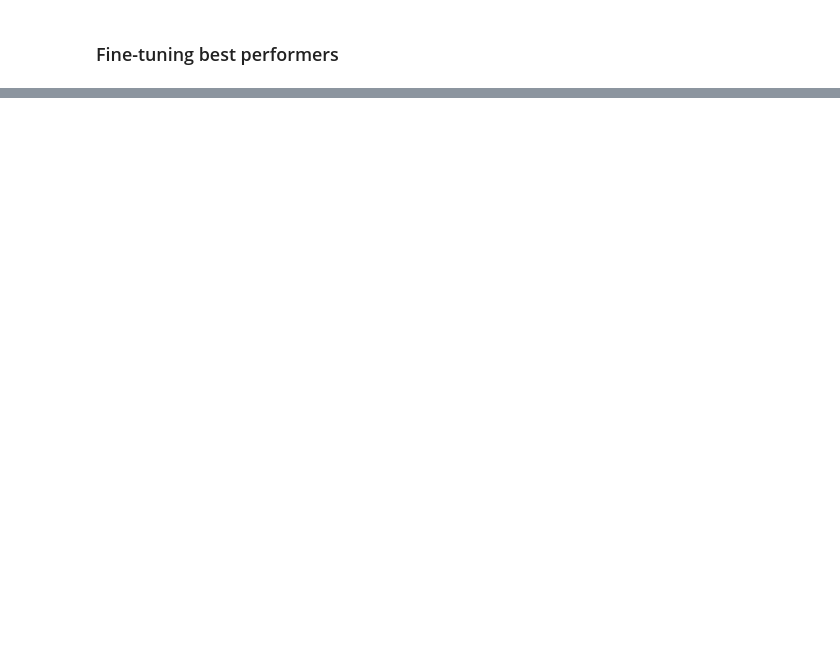
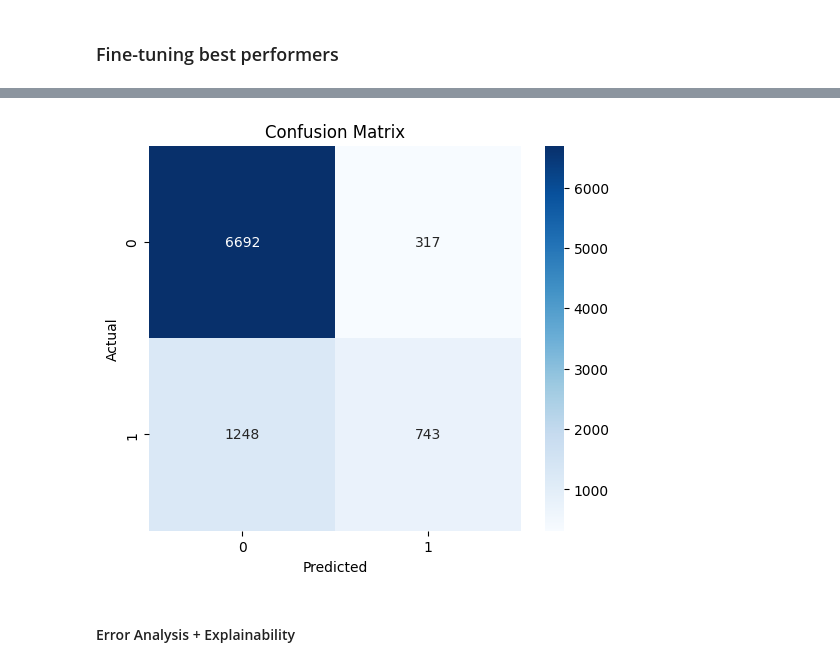
Before and after one commit to amansingh9097/competitions-and-challenges, a Jupyter notebook: ADCB-Assessment-2025/notebooks/Classifier.ipynb, the cells around one changed output, grey strips where cells are left out. Cells and saved outputs as stored; diff of their text form; code cells hidden in the pictures; blank space fills up the shorter version.

```diff
--- a/ADCB-Assessment-2025/notebooks/Classifier.ipynb
+++ b/ADCB-Assessment-2025/notebooks/Classifier.ipynb
@@ -710,0 +527,4 @@ Fitting 15 folds for each of 216 candidates, totalling 3240 fits
+# %%
+# best hyper-parameters
+best_params = fine_tune_params_df.iloc[0,0]
+best_params
@@ -710,0 +543,4 @@ Fitting 15 folds for each of 216 candidates, totalling 3240 fits
+# %%
+# rem target label from best feature set
+tree_features = [f for f in tree_features if f != 'Y']
+print(tree_features)
@@ -710,0 +632,6 @@ Fitting 15 folds for each of 216 candidates, totalling 3240 fits
+# %%
+# predict on validation set
+val_pred = pipeline.predict(X_val)
+
+# classification report
+print(classification_report(y_val, val_pred))
@@ -710,0 +727,11 @@ Fitting 15 folds for each of 216 candidates, totalling 3240 fits
+# %%
+cm = confusion_matrix(y_val, val_pred)
+
+plt.figure(figsize=(6,5))
+sns.heatmap(cm, annot=True, fmt='d', cmap='Blues', xticklabels=pipeline.classes_, yticklabels=pipeline.classes_)
+plt.xlabel('Predicted')
+plt.ylabel('Actual')
+plt.title('Confusion Matrix')
+plt.show()
+# %% [output]
+[figure, added]
@@ -710,0 +742,2 @@ Fitting 15 folds for each of 216 candidates, totalling 3240 fits
+# %% [markdown]
+#### Error Analysis + Explainability
```
Also changed, not shown: parts of 36 cells of this notebook, 13 other files.
